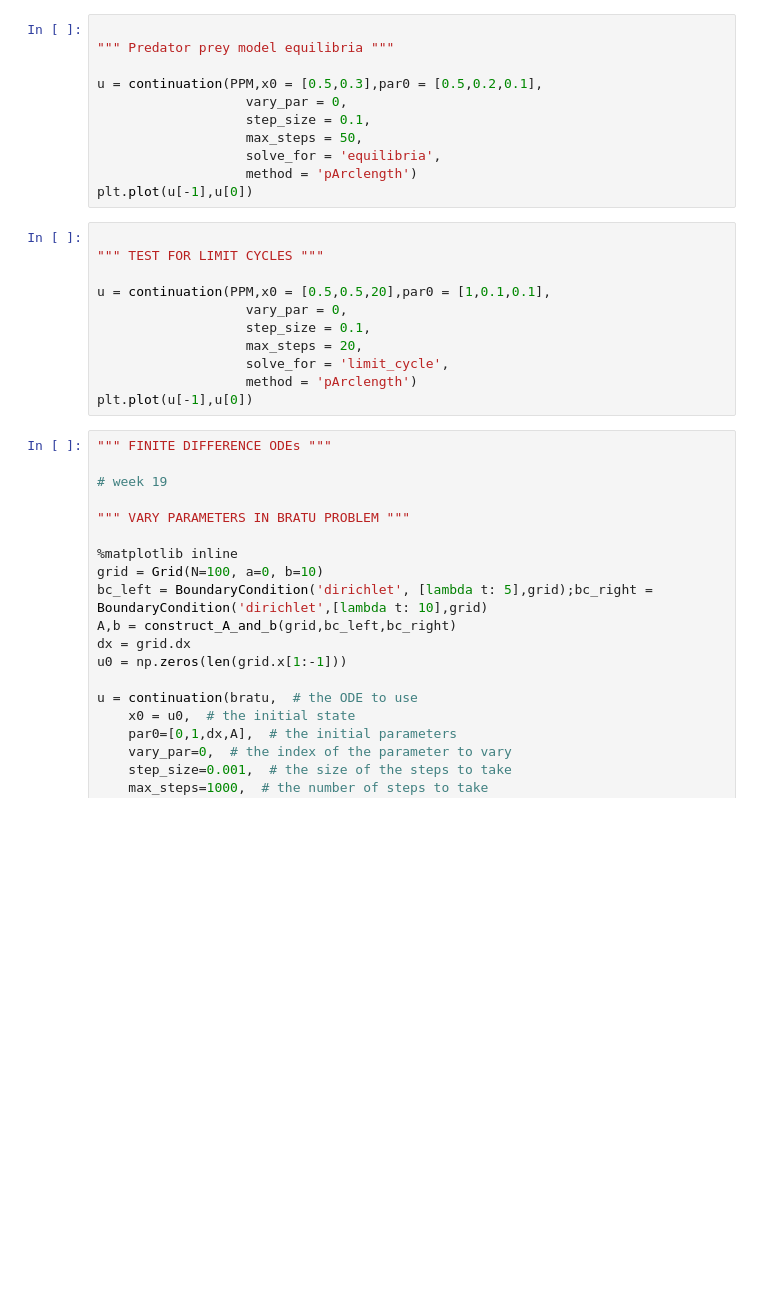
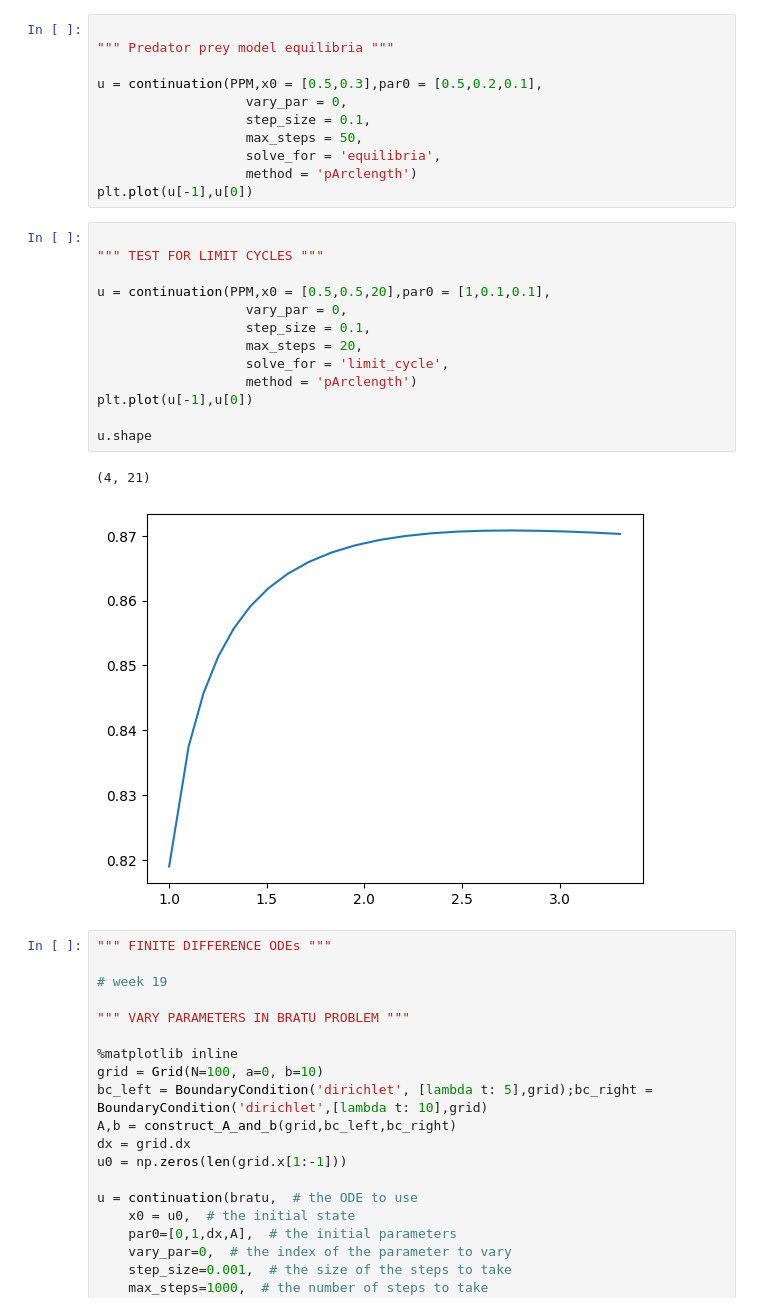
Before and after one commit to MikeJohnson424/emat30008, a Jupyter notebook: results.ipynb, the cells around one changed output. Saved outputs shown, nothing was run; the diff lists cells and outputs as text; blank space fills up the shorter version.

```diff
--- a/results.ipynb
+++ b/results.ipynb
@@ -45,14 +47,19 @@ plt.plot(u[-1],u[0])
 # %%
 
 """ TEST FOR LIMIT CYCLES """
 
 u = continuation(PPM,x0 = [0.5,0.5,20],par0 = [1,0.1,0.1],
                    vary_par = 0,
                    step_size = 0.1,
                    max_steps = 20,
                    solve_for = 'limit_cycle',
                    method = 'pArclength')
 plt.plot(u[-1],u[0])
+
+u.shape
+# %% [output]
+(4, 21)
+[figure, added]
 # %%
 """ FINITE DIFFERENCE ODEs """
 
```
Also changed, not shown: parts of 1 cell of this notebook, 5 other files.
